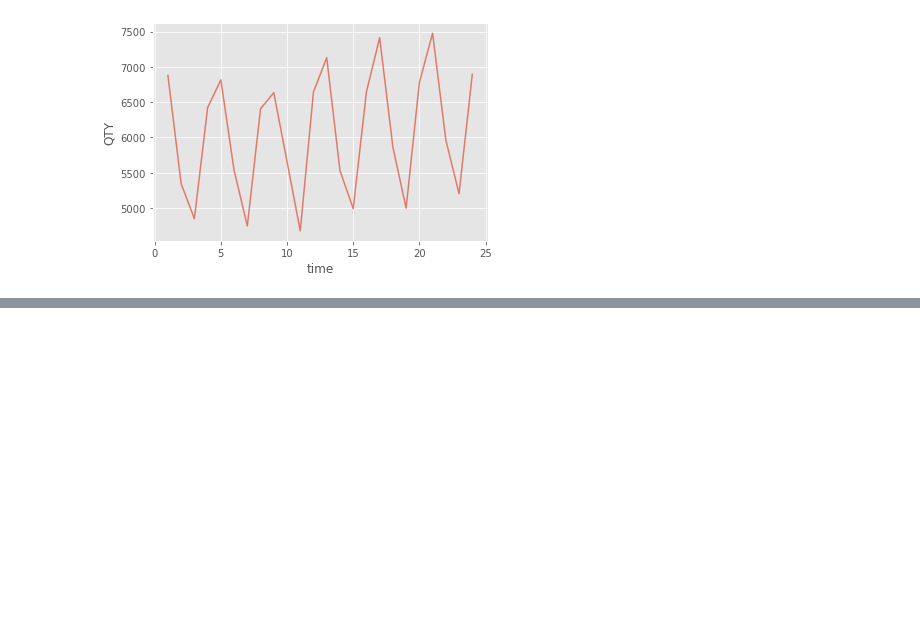
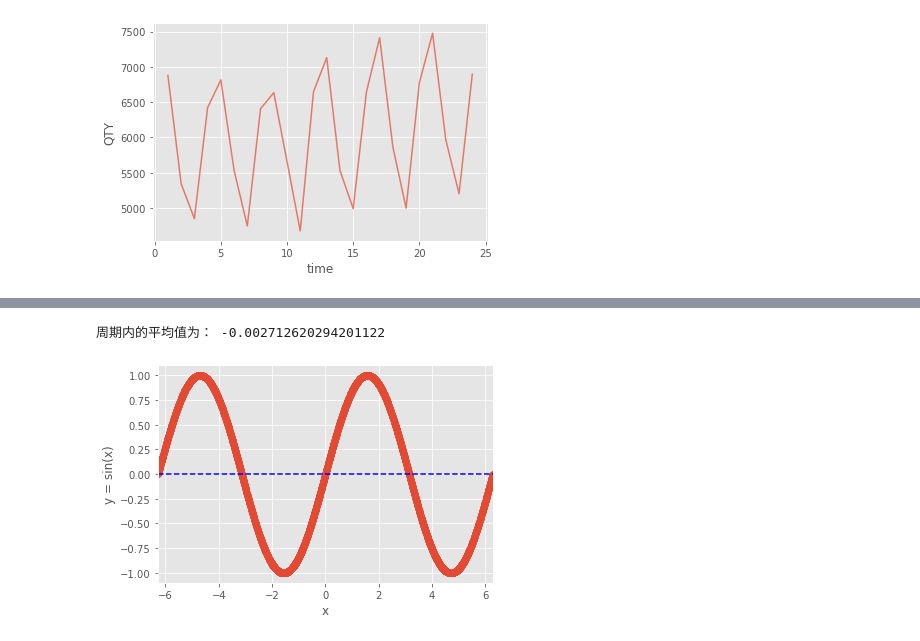
Before and after one commit to Leolee11111/TimeSeries, a Jupyter notebook: 第一节：时间序列分析概述.ipynb, the cells around one changed output, grey strips where cells are left out. Saved outputs shown, nothing was run; the diff lists cells and outputs as text; code cells hidden in the pictures; blank space fills up the shorter version.

```diff
--- a/第一节：时间序列分析概述.ipynb
+++ b/第一节：时间序列分析概述.ipynb
@@ -73,0 +78,15 @@ $$
+# %%
+# 使用python模拟周期函数在周期内的平均值为常数c
+x = np.random.uniform(-2*np.pi,2*np.pi,10000)
+y = np.sin(x)
+y_mean = np.mean(y)
+print("周期内的平均值为：",y_mean)
+plt.scatter(x,y)
+plt.axhline(y=y_mean,c="blue",ls='--')
+plt.xlim(-2*np.pi,2*np.pi)
+plt.xlabel("x")
+plt.ylabel("y = sin(x)")
+plt.show()
+# %% [output]
+周期内的平均值为： -0.002712620294201122
+[figure, added]
```
Also changed, not shown: parts of 3 cells of this notebook.
